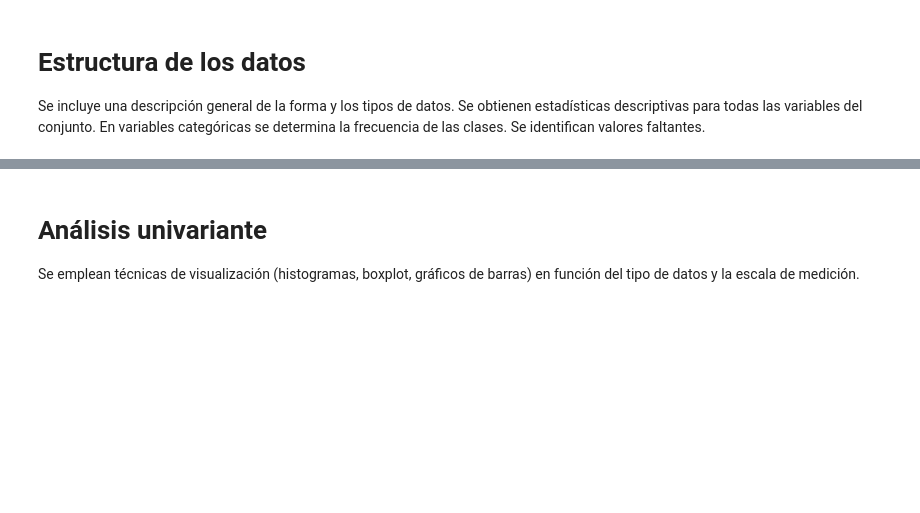
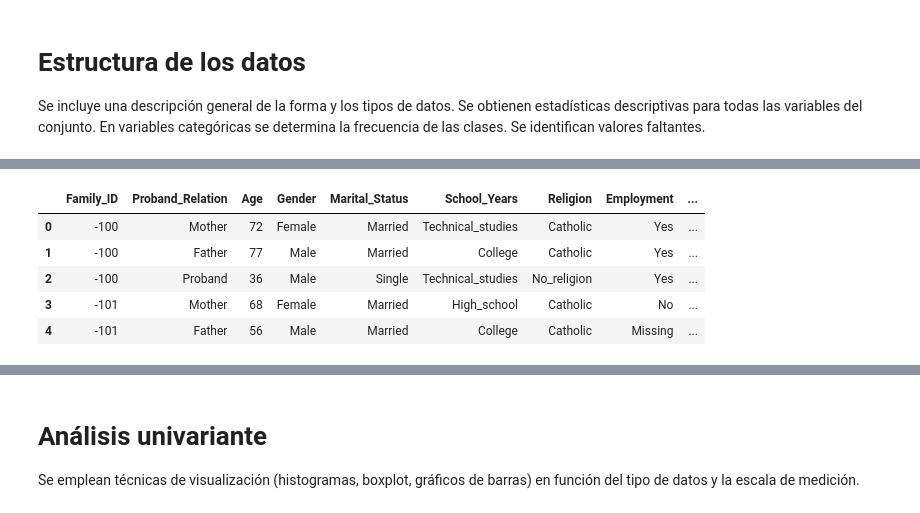
Before and after one commit to A01793101-GMuniz/ProyectoIntegrador, a Jupyter notebook: Avance1/Copia_Avance1_5.ipynb, the cells around one changed output, grey strips where cells are left out. Saved outputs shown, nothing was run; the diff lists cells and outputs as text; code cells hidden in the pictures; blank space fills up the shorter version.

```diff
--- a/Avance1/Copia_Avance1_5.ipynb
+++ b/Avance1/Copia_Avance1_5.ipynb
@@ -9,0 +233,10 @@ Hola Mundo.
+# %%
+# Despues del mapeo
+df_copia.head()
+# %% [output]
+|  | Family_ID | Proband_Relation | Age | Gender | Marital_Status | School_Years | Religion | Employment | ... |
+| 0 | -100 | Mother | 72 | Female | Married | Technical_studies | Catholic | Yes | ... |
+| 1 | -100 | Father | 77 | Male | Married | College | Catholic | Yes | ... |
+| 2 | -100 | Proband | 36 | Male | Single | Technical_studies | No_religion | Yes | ... |
+| 3 | -101 | Mother | 68 | Female | Married | High_school | Catholic | No | ... |
+| 4 | -101 | Father | 56 | Male | Married | College | Catholic | Missing | ... |
```
Also changed, not shown: parts of 28 cells of this notebook.
